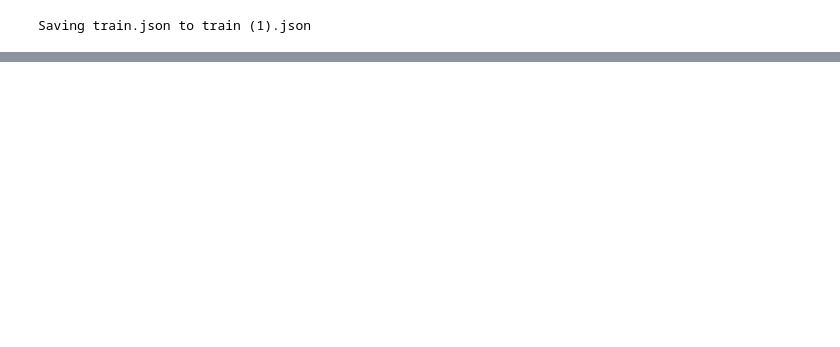
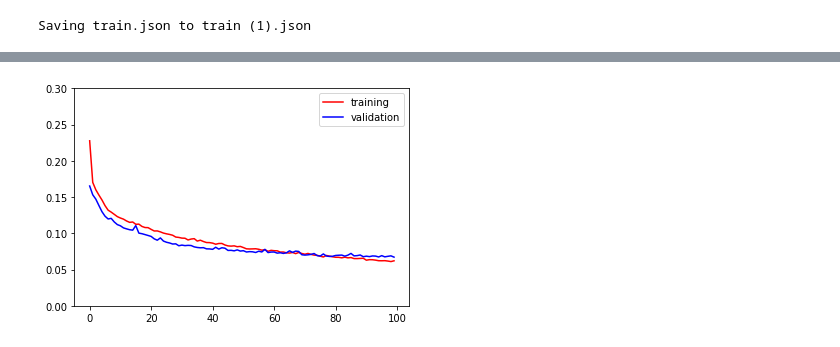
Before and after one commit to Max1428/Kaggle_Covid_Vaccine, a Jupyter notebook: RNN_HP.ipynb, the cells around one changed output, grey strips where cells are left out. Saved outputs shown, nothing was run; the diff lists cells and outputs as text; code cells hidden in the pictures; blank space fills up the shorter version.

```diff
--- a/RNN_HP.ipynb
+++ b/RNN_HP.ipynb
@@ -356,3 +351,19 @@ plt.show()
+# %%
+## on choisit un dropout à .2, il y a un peu de sur-apprentissage, on mettra un callback
+## on peut augmenter le dropout à .3 sinon
+
+val_loss2 = history_LR03_DP02.history['val_loss']
+plt.plot(epochs, loss2, 'r', label='training')
+plt.plot(epochs, val_loss2, 'b', label='validation')
+epochs = range(len(loss2))
+
+axes = plt.gca()
+axes.set_ylim(0, 0.3)
+
+plt.legend()
+plt.show()
+# %% [output]
+[figure, added]
 # %%
 MCRMSE1 = history_LR03_DP01.history['MCRMSE']
 MCRMSE2 = history_LR03_DP02.history['MCRMSE']
```
Also changed, not shown: parts of 18 cells of this notebook.
